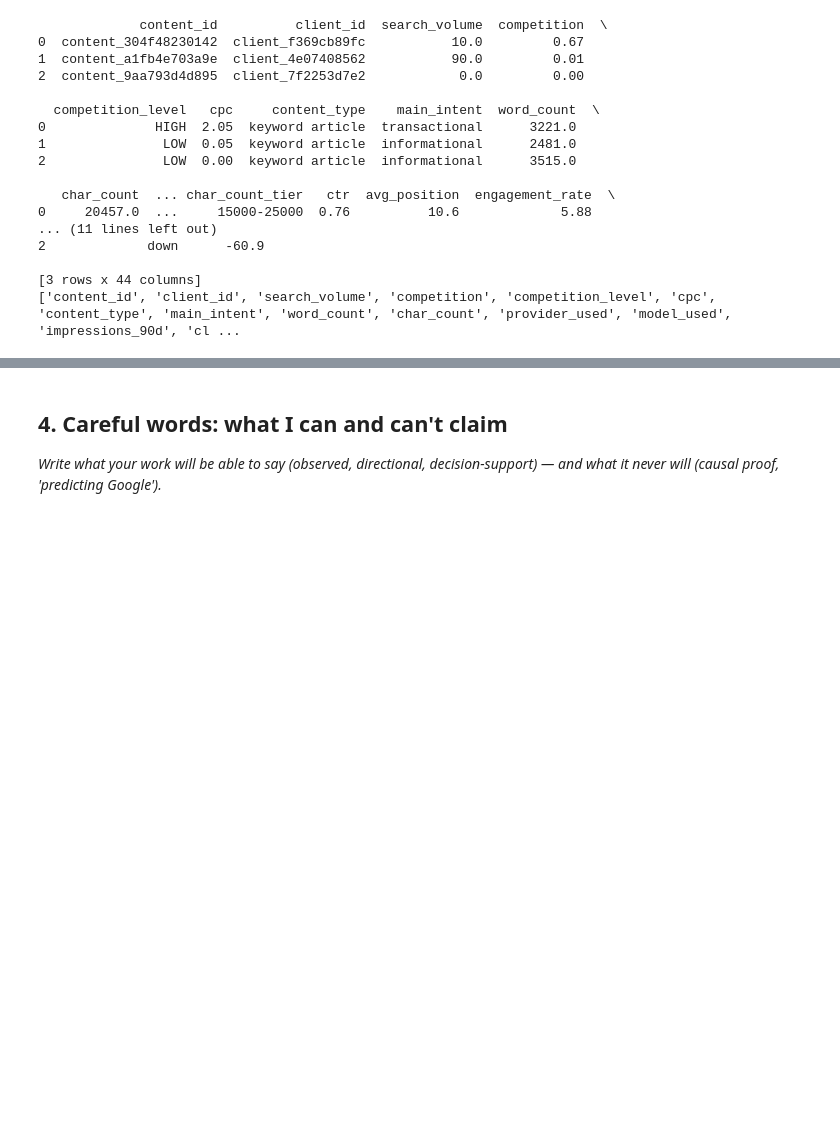
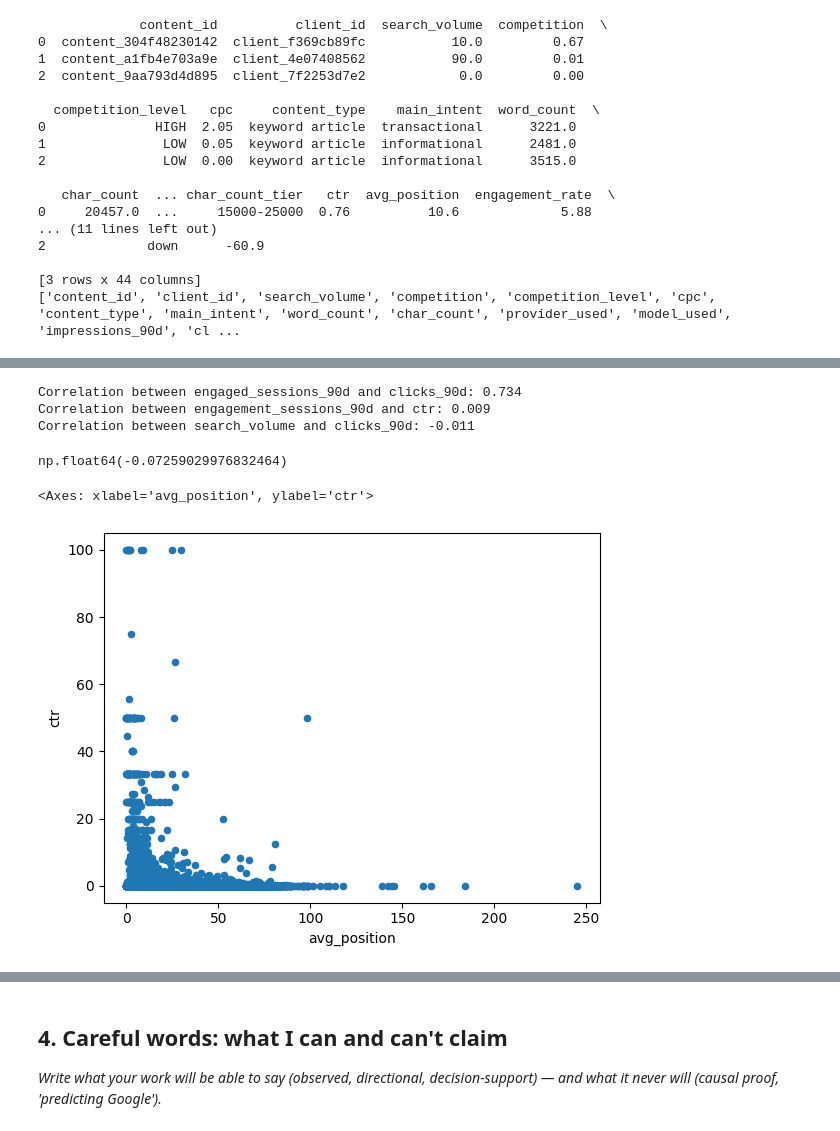
Before and after one commit to sujithauday/flyrank-ml-internship, a Jupyter notebook: work/notebooks/w01_research_question.ipynb, the cells around one changed output, grey strips where cells are left out. Cells and saved outputs as stored; diff of their text form; code cells hidden in the pictures; blank space fills up the shorter version.

```diff
--- a/work/notebooks/w01_research_question.ipynb
+++ b/work/notebooks/w01_research_question.ipynb
@@ -52,0 +80,22 @@ print(df.columns.tolist())
+# %%
+# high search volume - more traffic
+corr = df["engaged_sessions_90d"].corr(df["clicks_90d"])
+print(f"Correlation between engaged_sessions_90d and clicks_90d: {corr:.3f}")
+corr = df["engaged_sessions_90d"].corr(df["ctr"])
+print(f"Correlation between engagement_sessions_90d and ctr: {corr:.3f}")
+corr = df["search_volume"].corr(df["clicks_90d"])
+print(f"Correlation between search_volume and clicks_90d: {corr:.3f}")
+# %% [output]
+Correlation between engaged_sessions_90d and clicks_90d: 0.734
+Correlation between engagement_sessions_90d and ctr: 0.009
+Correlation between search_volume and clicks_90d: -0.011
+# %%
+#df[["avg_position", "ctr"]].corr()
+df["avg_position"].corr(df["ctr"])
+# %% [output]
+np.float64(-0.07259029976832464)
+# %%
+df.plot.scatter(x="avg_position", y="ctr")
+# %% [output]
+<Axes: xlabel='avg_position', ylabel='ctr'>
+[figure, added]
```
Also changed, not shown: parts of 9 cells of this notebook.
